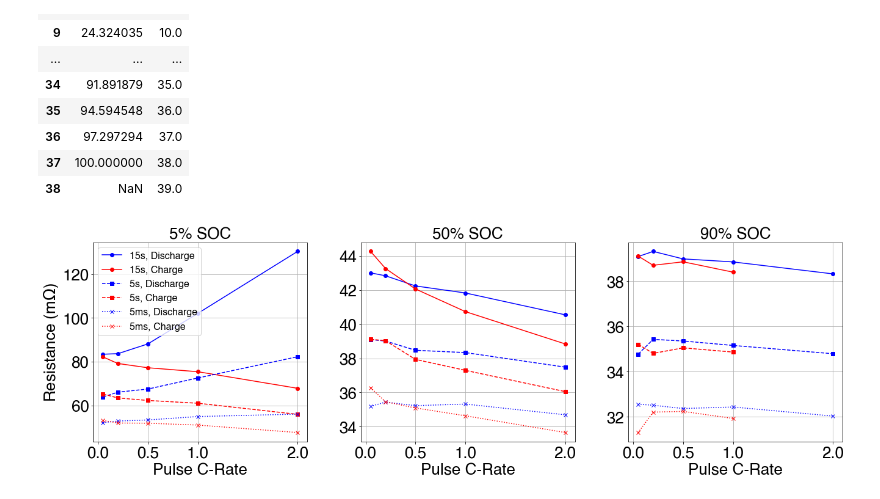
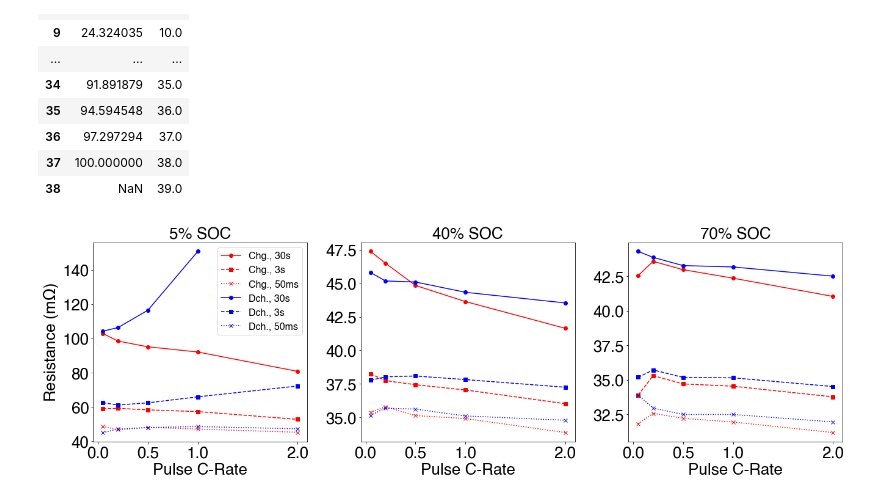
Before and after one commit to wengandrew/fast-formation, a Jupyter notebook: notebooks/2022_08_25_fig_kinetic_features_details.ipynb, the cells around one changed output. Drawn from its saved outputs; the diff is of its cells as text; code cells hidden in the pictures.

```diff
--- a/notebooks/2022_08_25_fig_kinetic_features_details.ipynb
+++ b/notebooks/2022_08_25_fig_kinetic_features_details.ipynb
@@ -98,6 +96,7 @@ plt.plot(x, df['Step Index'])
 
 ax = plt.gca()
 step_index_discharge_vec = [7, 12, 17, 22, 27]
+c_rate_vec = ['C/20', 'C/5', 'C/2', '1C', 'C2']
 # %% [output]
 [figure]
 [figure]
@@ -362,6 +394,6 @@ def calculate_resistances_by_pulse_rate(df_hppc_ext : pd.DataFrame,
                         rm_chg_vec, rm_dch_vec,
                         rl_chg_vec, rl_dch_vec)
 # %%
-rm_time_s = 5    # Time to parse mid resistance
-rl_time_s = 15   # Time to parse long resistance
-rs_time_s = 0.50 # Time to parse series resistance
+rm_time_s = 3    # Time to parse mid resistance
+rl_time_s = 30    # Time to parse long resistance
+rs_time_s = 0.05  # Time to parse series resistance
@@ -440,46 +544,46 @@ pd.DataFrame([soc, df_all['Cycle Number'].unique()]).transpose()
 | 37 | 100.000000 | 38.0 |
 | 38 | NaN | 39.0 |
 # %%
-target_cyc_index_vec = [2, 19, 34]
-label_vec = ['5% SOC', '50% SOC', '90% SOC']
+target_cyc_index_vec = [2, 15, 26]
+label_vec = ['5% SOC', '40% SOC', '70% SOC']
 
 
 # Charge/discharge dependence
 gridspec = dict(wspace=0.25, width_ratios=[1, 1, 1])
 
 fig, axs = plt.subplots(nrows=1, ncols=3,
                             gridspec_kw=gridspec,
                             figsize=(22, 6))
 
 
 for ax, cyc_index, label in zip(axs, target_cyc_index_vec, label_vec):
 
     (c_rate_vec, rs_chg_vec, rs_dch_vec,
                           rm_chg_vec, rm_dch_vec,
                           rl_chg_vec, rl_dch_vec) = calculate_resistances_by_pulse_rate(
                                                         df_hppc_ext,
                                                         cyc_index,
                                                         rs_time_s,
                                                         rm_time_s,
-                                                        rl_time_s
-                        )
-
-    ax.plot(c_rate_vec, np.array(rl_dch_vec)*1e3, 'b-', marker='o', label='15s, Discharge')
-    ax.plot(c_rate_vec, np.array(rl_chg_vec)*1e3, 'r-', marker='o', label='15s, Charge')
-    ax.plot(c_rate_vec, np.array(rm_dch_vec)*1e3, 'b--', marker='s', label='5s, Discharge')
-    ax.plot(c_rate_vec, np.array(rm_chg_vec)*1e3, 'r--', marker='s', label='5s, Charge')
-    ax.plot(c_rate_vec, np.array(rs_dch_vec)*1e3, 'b:', marker='x', label='5ms, Discharge')
-    ax.plot(c_rate_vec, np.array(rs_chg_vec)*1e3, 'r:', marker='x', label='5ms, Charge')
+                                                        rl_time_s)
+    c_rate_vec = np.array(c_rate_vec)
+    ax.plot(c_rate_vec, np.array(rl_chg_vec)*1e3, 'r-',  marker='o', label=f'Chg., {rl_time_s}s')
+    ax.plot(c_rate_vec, np.array(rm_chg_vec)*1e3, 'r--', marker='s', label=f'Chg., {rm_time_s}s')
+    ax.plot(c_rate_vec, np.array(rs_chg_vec)*1e3, 'r:',  marker='x', label=f'Chg., {rs_time_s*1e3:.0f}ms')
+    ax.plot(c_rate_vec, np.array(rl_dch_vec)*1e3, 'b-',  marker='o', label=f'Dch., {rl_time_s}s')
+    ax.plot(c_rate_vec, np.array(rm_dch_vec)*1e3, 'b--', marker='s', label=f'Dch., {rm_time_s}s')
+    ax.plot(c_rate_vec, np.array(rs_dch_vec)*1e3, 'b:',  marker='x', label=f'Dch., {rs_time_s*1e3:.0f}ms')
 
     ax.set_xlabel('Pulse C-Rate')
     if ax == axs[0]:
         ax.set_ylabel('Resistance (m$\Omega$)')
-        ax.legend(prop={'size' : 16}, loc='upper left')
+        ax.legend(prop={'size' : 16}, loc='upper right')
     ax.set_title(label)
 
 for ax in axs:
     ax.set_xticks([0, 0.5, 1, 2])
+    ax.grid(False)
 
 fig.savefig(f'{output_path}/fig_kinetic_features_detailed_2.png', dpi=300, bbox_inches='tight')
 # %% [output]
-[figure, old version]
+[figure, new version]
```
Also changed, not shown: parts of 6 cells of this notebook, 1 other file.
